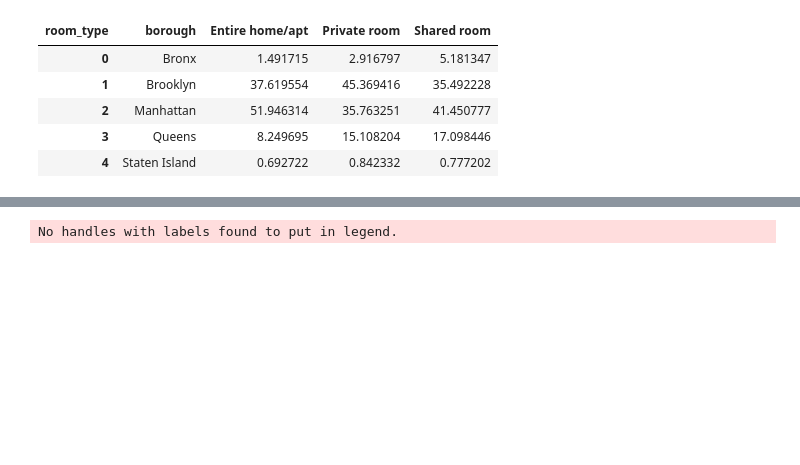
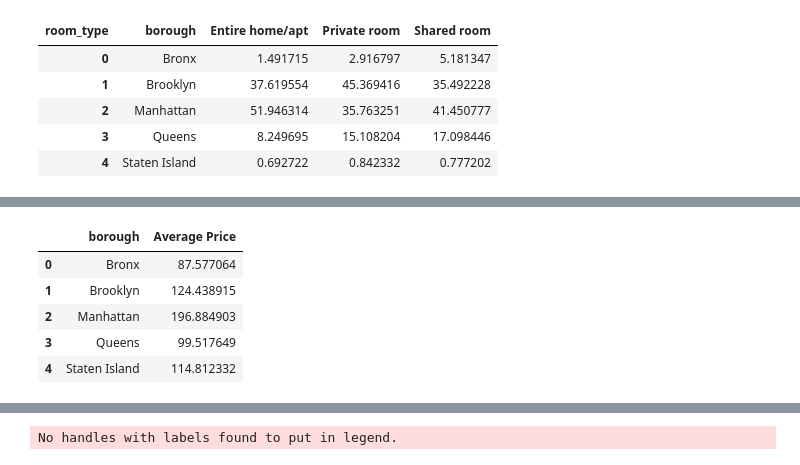
Before and after one commit to alwayscaffeinated/Airbnb-NYC, a Jupyter notebook: NYC_AirBnB.ipynb, the cells around one changed output, grey strips where cells are left out. Saved outputs shown, nothing was run; the diff lists cells and outputs as text; code cells hidden in the pictures; blank space fills up the shorter version.

```diff
--- a/NYC_AirBnB.ipynb
+++ b/NYC_AirBnB.ipynb
@@ -214,0 +249,14 @@ px.bar(borough_room_percent_long,
+# %%
+borough_mean_price = data.groupby('borough').agg({'price': pd.Series.mean}).unstack().reset_index()
+# %%
+borough_mean_price =  borough_mean_price.iloc[:,[1,2]]
+borough_mean_price.rename(columns = {0:'Average Price'}, inplace = True)
+# %%
+borough_mean_price
+# %% [output]
+|  | borough | Average Price |
+| 0 | Bronx | 87.577064 |
+| 1 | Brooklyn | 124.438915 |
+| 2 | Manhattan | 196.884903 |
+| 3 | Queens | 99.517649 |
+| 4 | Staten Island | 114.812332 |
```
Also changed, not shown: parts of 10 cells of this notebook.
